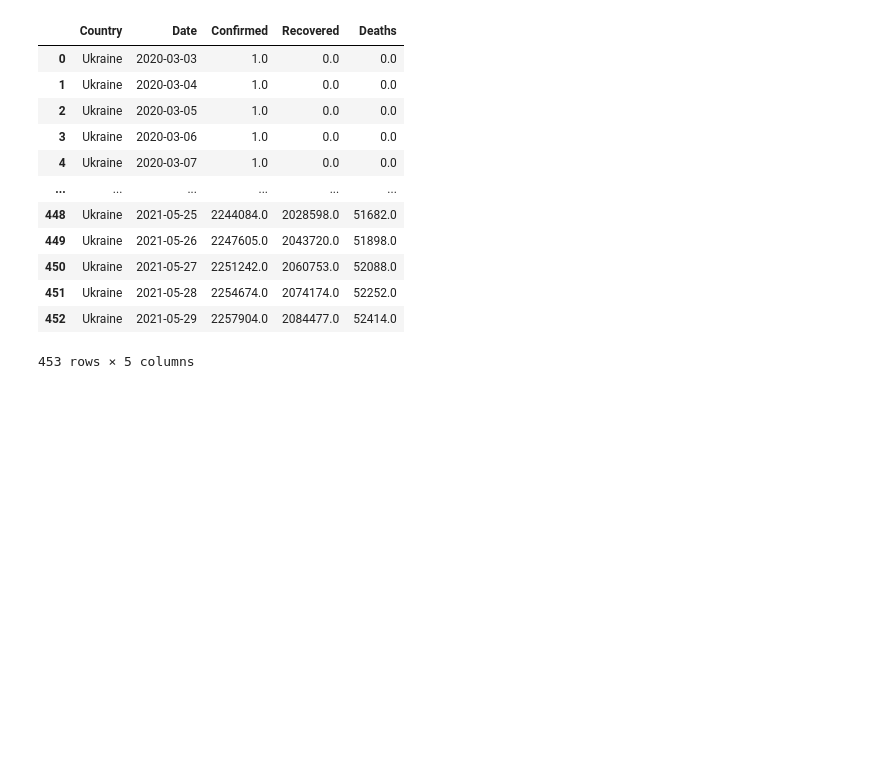
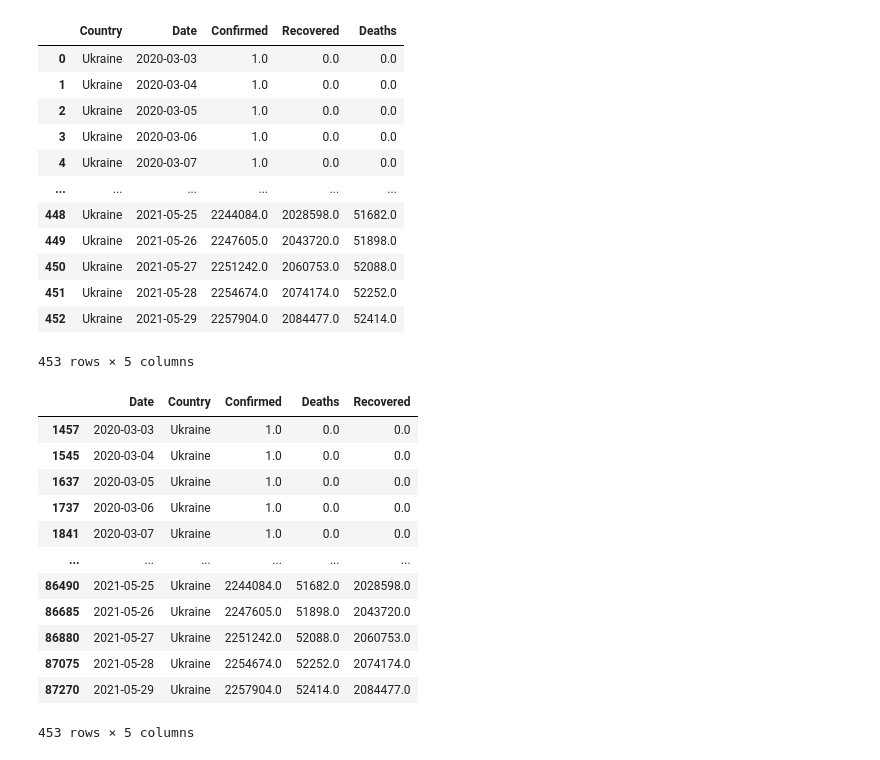
Before and after one commit to olgaklischuk/python-cource, a Jupyter notebook: freeCodeCamp_Python_for_Data_Science/covid-19_trendAnalysis_2.ipynb, the cells around one changed output. Drawn from its saved outputs; the diff is of its cells as text; code cells hidden in the pictures; blank space fills up the shorter version.

```diff
--- a/freeCodeCamp_Python_for_Data_Science/covid-19_trendAnalysis_2.ipynb
+++ b/freeCodeCamp_Python_for_Data_Science/covid-19_trendAnalysis_2.ipynb
@@ -169 +172,17 @@ df4 = df3.groupby(['Date'])[['Date','Confirmed','Deaths','Recovered']].sum().res
+# %%
+df5
+# %% [output]
+|  | Date | Country | Confirmed | Deaths | Recovered |
+| 1457 | 2020-03-03 | Ukraine | 1.0 | 0.0 | 0.0 |
+| 1545 | 2020-03-04 | Ukraine | 1.0 | 0.0 | 0.0 |
+| 1637 | 2020-03-05 | Ukraine | 1.0 | 0.0 | 0.0 |
+| 1737 | 2020-03-06 | Ukraine | 1.0 | 0.0 | 0.0 |
+| 1841 | 2020-03-07 | Ukraine | 1.0 | 0.0 | 0.0 |
+| ... | ... | ... | ... | ... | ... |
+| 86490 | 2021-05-25 | Ukraine | 2244084.0 | 51682.0 | 2028598.0 |
+| 86685 | 2021-05-26 | Ukraine | 2247605.0 | 51898.0 | 2043720.0 |
+| 86880 | 2021-05-27 | Ukraine | 2251242.0 | 52088.0 | 2060753.0 |
+| 87075 | 2021-05-28 | Ukraine | 2254674.0 | 52252.0 | 2074174.0 |
+| 87270 | 2021-05-29 | Ukraine | 2257904.0 | 52414.0 | 2084477.0 |
+453 rows × 5 columns
 # %%
```
Also changed, not shown: parts of 3 cells of this notebook.
